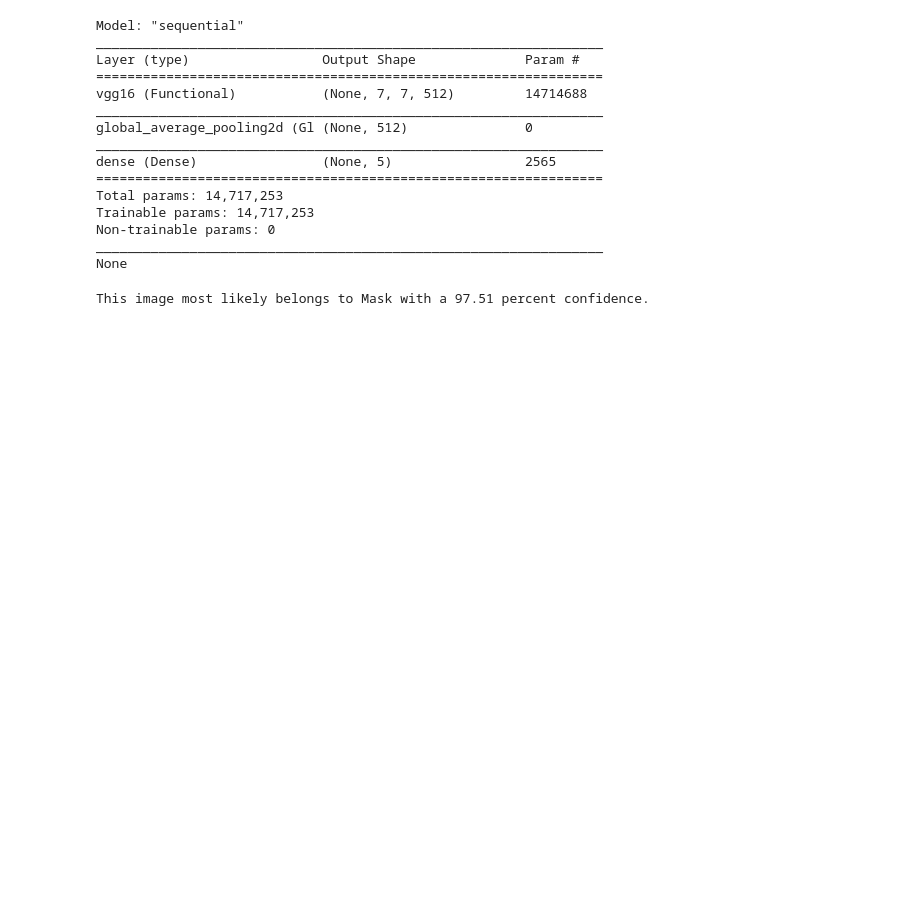
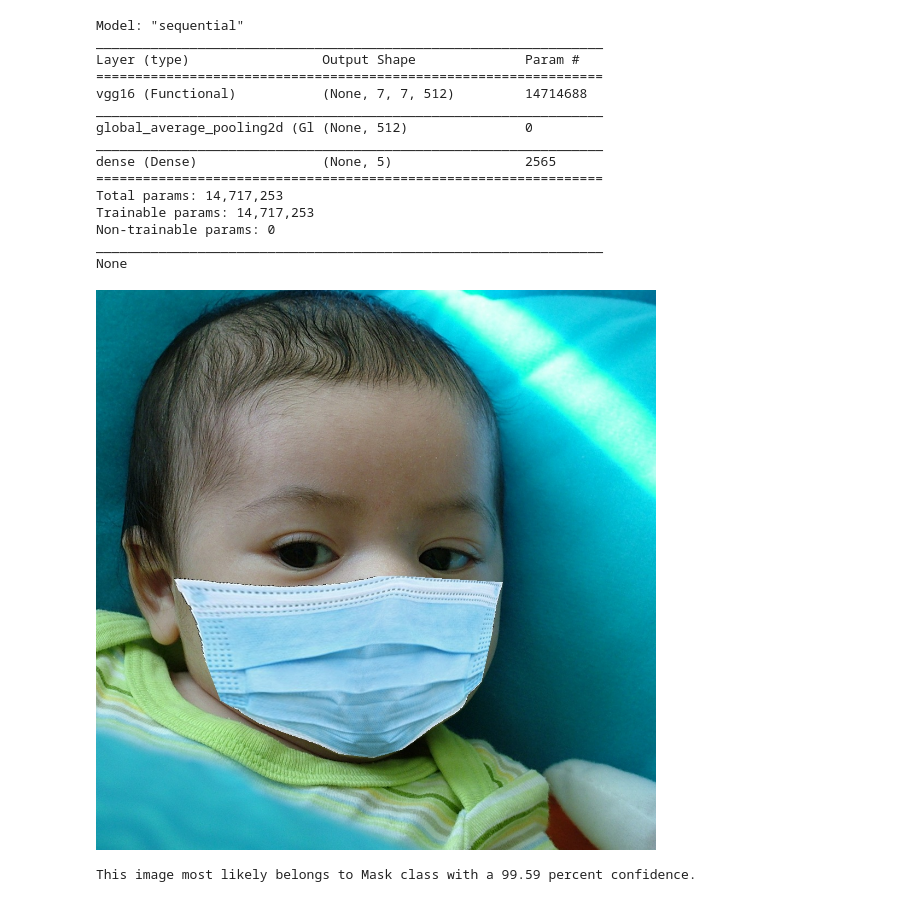
Before and after one commit to OoiXinPeng/Face-Mask-Recognition, a Jupyter notebook: Face_Mask_Recognition.ipynb, the cells around one changed output. Drawn from its saved outputs; the diff is of its cells as text; code cells hidden in the pictures; blank space fills up the shorter version.

```diff
--- a/Face_Mask_Recognition.ipynb
+++ b/Face_Mask_Recognition.ipynb
@@ -46,7 +45,8 @@ save_path = '/gdrive/MyDrive/Colab Notebooks/SC project/save_folder'
 # os.path.join(save_path,labels_file_name), labels
 # %%
 # show sample image
-PIL.Image.open('/gdrive/MyDrive/Colab Notebooks/SC project/FaceMask Dataset/Train/Mask/00000_Mask.jpg')
+sample_image_path = '/gdrive/MyDrive/Colab Notebooks/SC project/FaceMask Dataset/Train/Mask/00000_Mask.jpg'
+display(Image(sample_image_path))
 # %% [output]
 [figure]
 # %% [markdown]
@@ -390,8 +400,9 @@ def perdict_custom_image(custom_image_path):
     "This image most likely belongs to {} class with a {:.2f} percent confidence."
     .format(classes[np.argmax(score)], 100 * np.max(score))
   )
-# %%
-# predict the image sgown above
-perdict_custom_image('/gdrive/MyDrive/Colab Notebooks/SC project/FaceMask Dataset/Train/Mask/00000_Mask.jpg')
-# %% [output]
-This image most likely belongs to Mask with a 97.51 percent confidence.
+# %%
+display(Image(sample_image_path))
+perdict_custom_image(sample_image_path)
+# %% [output]
+[figure, added]
+This image most likely belongs to Mask class with a 99.59 percent confidence.
```
Also changed, not shown: parts of 16 cells of this notebook.
